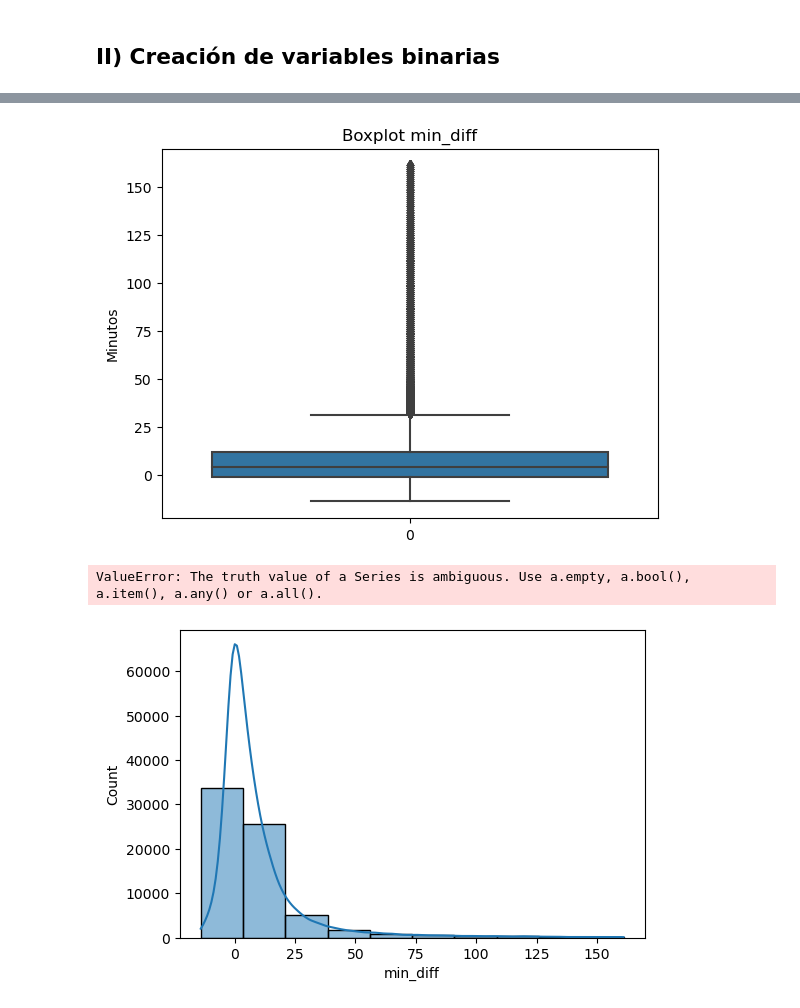
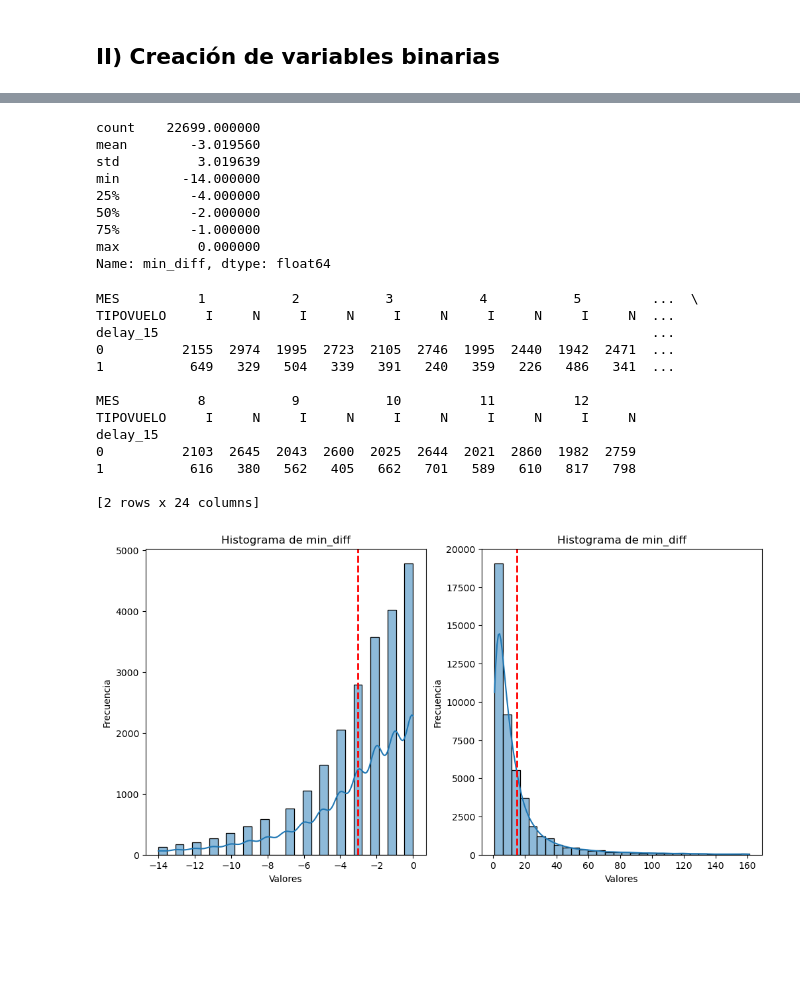
Before and after one commit to jallende6/Challenge_Data_Scientist_LATAM, a Jupyter notebook: Challenge Data Scientist - Jorge Allende.ipynb, the cells around one changed output, grey strips where cells are left out. Cells and saved outputs as stored; diff of their text form; code cells hidden in the pictures; blank space fills up the shorter version.

```diff
--- a/Challenge Data Scientist - Jorge Allende.ipynb
+++ b/Challenge Data Scientist - Jorge Allende.ipynb
@@ -276,26 +277,58 @@ df3[df3['min_diff']>0].describe()
+# %%
+#Se hará un describe de nuestra nueva variable continua.
+df4 = df3[df3['min_diff']<=0]
+df5 = df3[df3['min_diff']>0]
+df4['min_diff'].describe()
+# %% [output]
+count    22699.000000
+mean        -3.019560
+std          3.019639
+min        -14.000000
+25%         -4.000000
+50%         -2.000000
+75%         -1.000000
+max          0.000000
+Name: min_diff, dtype: float64
+# %%
+result = df3.pivot_table(index=['delay_15'], columns=['MES', 'TIPOVUELO'], aggfunc='size', fill_value=0)
+print(result)
+# %% [output]
+MES          1           2           3           4           5         ...  \
+TIPOVUELO     I     N     I     N     I     N     I     N     I     N  ...
+delay_15                                                               ...
+0          2155  2974  1995  2723  2105  2746  1995  2440  1942  2471  ...
+1           649   329   504   339   391   240   359   226   486   341  ...
+
+MES          8           9           10          11          12
+TIPOVUELO     I     N     I     N     I     N     I     N     I     N
+delay_15
+0          2103  2645  2043  2600  2025  2644  2021  2860  1982  2759
+1           616   380   562   405   662   701   589   610   817   798
+
+[2 rows x 24 columns]
 # %%
-sns.boxplot(data=df3['min_diff'])
+# Se crea un grafico Boxplot para conocer
+#boxplot(df4['min_diff'])
 
-plt.title('Boxplot min_diff')
-plt.ylabel('Minutos')
+fig, axes = plt.subplots(nrows=1, ncols=2, figsize=(12, 6))
+media = np.mean(df4['min_diff'], )
+sns.histplot(data=df4, x='min_diff', bins=30, kde=True, ax=axes[0])
+ax=axes[0].axvline(x=media, color='red', linestyle='dashed', linewidth=2, label='Media')
 
+ax=axes[0].set_title('Histograma de min_diff')
+ax=axes[0].set_xlabel('Valores')
+ax=axes[0].set_ylabel('Frecuencia')
+
+media_2 = np.mean(df5['min_diff'])
+sns.histplot(data=df5, x='min_diff', bins=30, kde=True, ax=axes[1])
+ax=axes[1].axvline(x=media_2, color='red', linestyle='dashed', linewidth=2, label='Media')
+
+ax=axes[1].set_title('Histograma de min_diff')
+ax=axes[1].set_xlabel('Valores')
+ax=axes[1].set_ylabel('Frecuencia')
 plt.show()
-
-plt.figure(figsize=(6, 4))
-media = np.mean(df3[df3['min_diff']>0])
-sns.histplot(data=df3, x='min_diff', bins=10, kde=True)
-plt.axvline(x=media, color='red', linestyle='dashed', linewidth=2, label='Media')
-
-plt.title('Histograma de min_diff')
-plt.xlabel('Valores')
-plt.ylabel('Frecuencia')
-plt.show()
-
-df3['min_diff'].describe()
 # %% [output]
-[figure, old version]
+[figure, new version]
-ValueError: The truth value of a Series is ambiguous. Use a.empty, a.bool(), a.item(), a.any() or a.all().
-[figure, removed]
 # %%
 plt.figure(figsize=(6, 4))
 sns.barplot(data=df3, x='high_season', y='min_diff')
```
Also changed, not shown: parts of 6 cells of this notebook, 1 other file.
